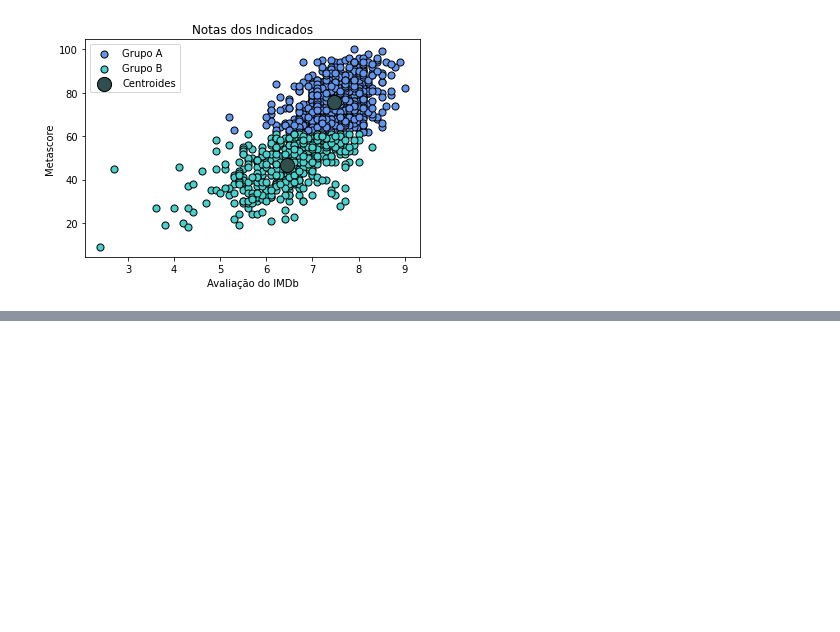
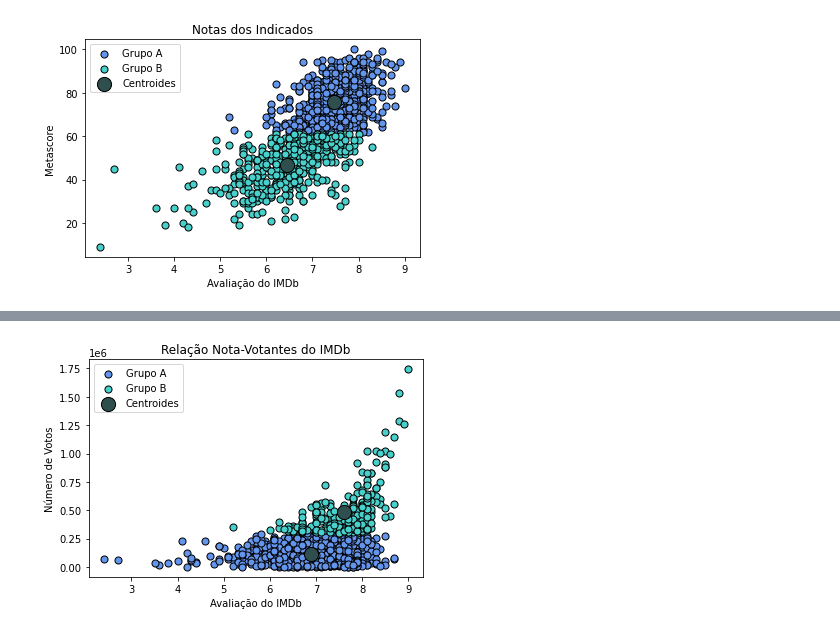
Before and after one commit to Jayvolv/Projeto-ICD, a Jupyter notebook: Fase_4.ipynb, the cells around one changed output, grey strips where cells are left out. Drawn from its saved outputs; the diff is of its cells as text; code cells hidden in the pictures; blank space fills up the shorter version.

```diff
--- a/Fase_4.ipynb
+++ b/Fase_4.ipynb
@@ -97,0 +135,4 @@ plt.show()
+# %%
+#Dataframe com o cluster.
+oscar_df_corte_2['cluster'] = clusters_2
+oscar_df_corte_2.head()
@@ -97,0 +146,32 @@ plt.show()
+# %%
+#Plot do gráfico:
+y = oscar_df_corte_2.to_numpy()
+
+plt.scatter(
+    y[clusters_2 == 0, 0], y[clusters_2 == 0, 1],
+    s=50, c='cornflowerblue',
+    edgecolor='black',
+    label='Grupo A'
+)
+
+plt.scatter(
+    y[clusters_2 == 1, 0], y[clusters_2 == 1, 1],
+    s=50, c='mediumturquoise',
+    edgecolor='black',
+    label='Grupo B'
+)
+
+plt.scatter(
+    kmeans_oscar_2.cluster_centers_[:, 0], kmeans_oscar_2.cluster_centers_[:, 1],
+    s=200, c='darkslategrey', edgecolor='black',
+    label='Centroides'
+)
+
+plt.title("Relação Nota-Votantes do IMDb")
+plt.xlabel("Avaliação do IMDb")
+plt.ylabel("Número de Votos")
+
+plt.legend()
+plt.show()
+# %% [output]
+[figure, added]
```
Also changed, not shown: parts of 4 cells of this notebook.
